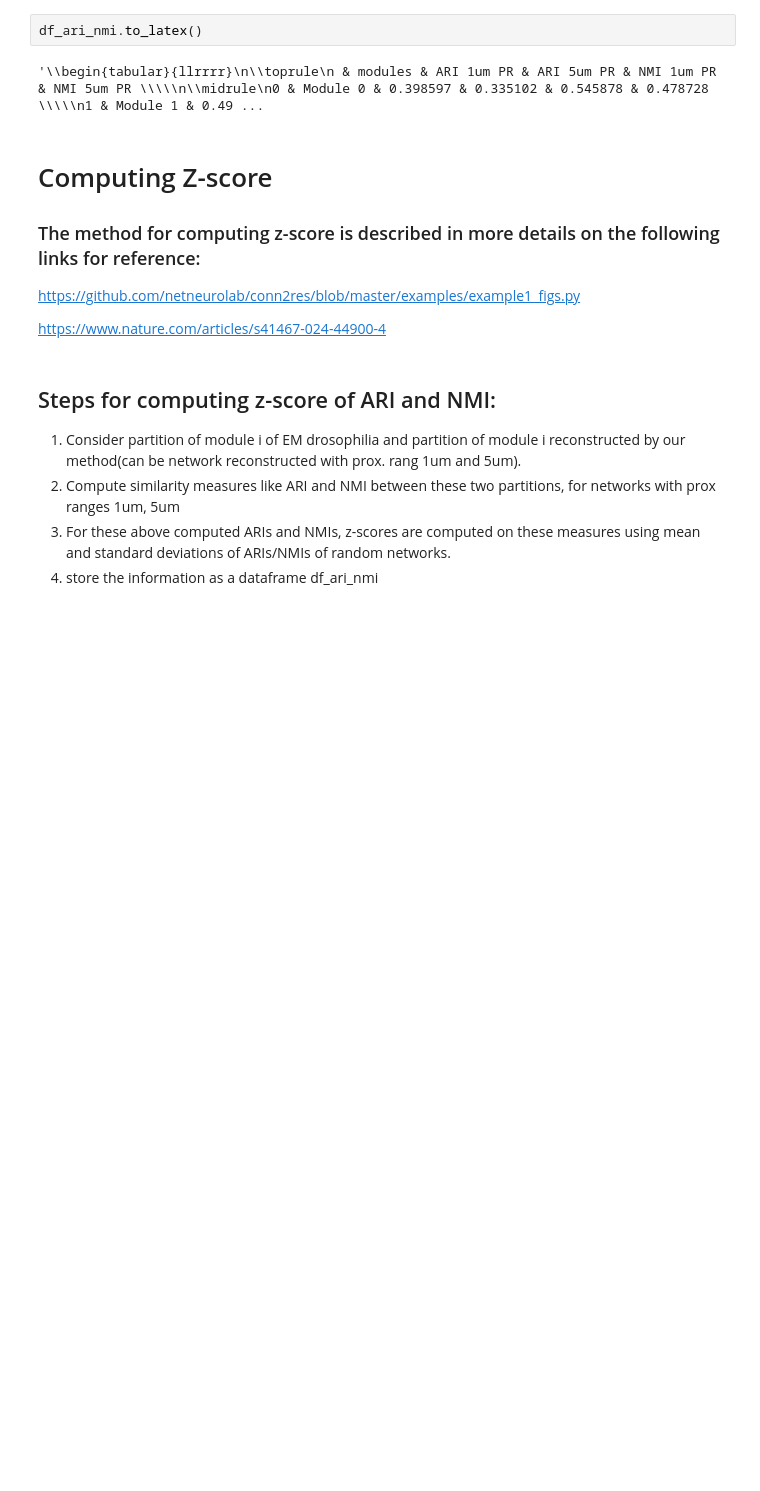
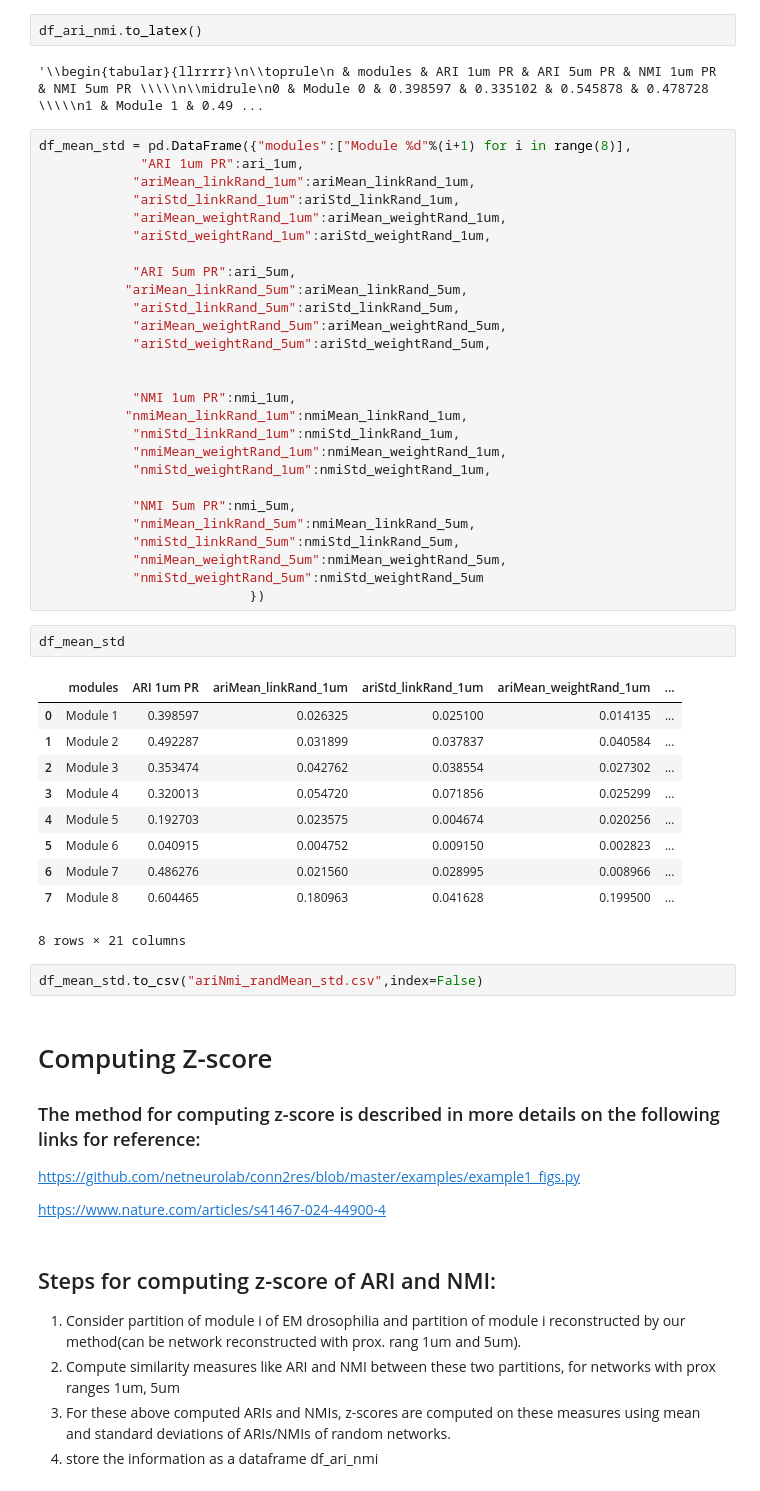
Before and after one commit to dalMaschio-lab/Connectome_analysis, a Jupyter notebook: drosophilia code and data/ARI_NMI_random_zscore.ipynb, the cells around one changed output. Saved outputs shown, nothing was run; the diff lists cells and outputs as text; blank space fills up the shorter version.

```diff
--- a/drosophilia code and data/ARI_NMI_random_zscore.ipynb
+++ b/drosophilia code and data/ARI_NMI_random_zscore.ipynb
@@ -431,6 +510,48 @@ df_ari_nmi
 df_ari_nmi.to_latex()
 # %% [output]
 '\\begin{tabular}{llrrrr}\n\\toprule\n & modules & ARI 1um PR & ARI 5um PR & NMI 1um PR & NMI 5um PR \\\\\n\\midrule\n0 & Module 0 & 0.398597 & 0.335102 & 0.545878 & 0.478728 \\\\\n1 & Module 1 & 0.49 ...
+# %%
+df_mean_std = pd.DataFrame({"modules":["Module %d"%(i+1) for i in range(8)],
+             "ARI 1um PR":ari_1um,
+            "ariMean_linkRand_1um":ariMean_linkRand_1um,
+            "ariStd_linkRand_1um":ariStd_linkRand_1um,
+            "ariMean_weightRand_1um":ariMean_weightRand_1um,
+            "ariStd_weightRand_1um":ariStd_weightRand_1um,
+
+            "ARI 5um PR":ari_5um,
+           "ariMean_linkRand_5um":ariMean_linkRand_5um,
+            "ariStd_linkRand_5um":ariStd_linkRand_5um,
+            "ariMean_weightRand_5um":ariMean_weightRand_5um,
+            "ariStd_weightRand_5um":ariStd_weightRand_5um,
+
+
+            "NMI 1um PR":nmi_1um,
+           "nmiMean_linkRand_1um":nmiMean_linkRand_1um,
+            "nmiStd_linkRand_1um":nmiStd_linkRand_1um,
+            "nmiMean_weightRand_1um":nmiMean_weightRand_1um,
+            "nmiStd_weightRand_1um":nmiStd_weightRand_1um,
+
+            "NMI 5um PR":nmi_5um,
+            "nmiMean_linkRand_5um":nmiMean_linkRand_5um,
+            "nmiStd_linkRand_5um":nmiStd_linkRand_5um,
+            "nmiMean_weightRand_5um":nmiMean_weightRand_5um,
+            "nmiStd_weightRand_5um":nmiStd_weightRand_5um
+                           })
+# %%
+df_mean_std
+# %% [output]
+|  | modules | ARI 1um PR | ariMean_linkRand_1um | ariStd_linkRand_1um | ariMean_weightRand_1um | ... |
+| 0 | Module 1 | 0.398597 | 0.026325 | 0.025100 | 0.014135 | ... |
+| 1 | Module 2 | 0.492287 | 0.031899 | 0.037837 | 0.040584 | ... |
+| 2 | Module 3 | 0.353474 | 0.042762 | 0.038554 | 0.027302 | ... |
+| 3 | Module 4 | 0.320013 | 0.054720 | 0.071856 | 0.025299 | ... |
+| 4 | Module 5 | 0.192703 | 0.023575 | 0.004674 | 0.020256 | ... |
+| 5 | Module 6 | 0.040915 | 0.004752 | 0.009150 | 0.002823 | ... |
+| 6 | Module 7 | 0.486276 | 0.021560 | 0.028995 | 0.008966 | ... |
+| 7 | Module 8 | 0.604465 | 0.180963 | 0.041628 | 0.199500 | ... |
+8 rows × 21 columns
+# %%
+df_mean_std.to_csv("ariNmi_randMean_std.csv",index=False)
 # %% [markdown]
 # Computing Z-score
 ### The method for computing z-score is described in more details on the following links for reference:
```
Also changed, not shown: parts of 2 cells of this notebook.
